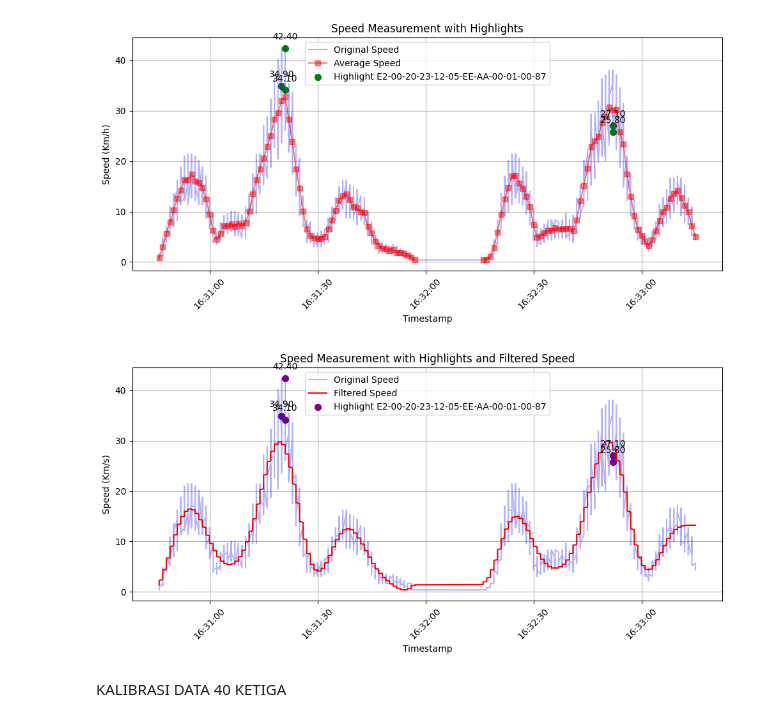
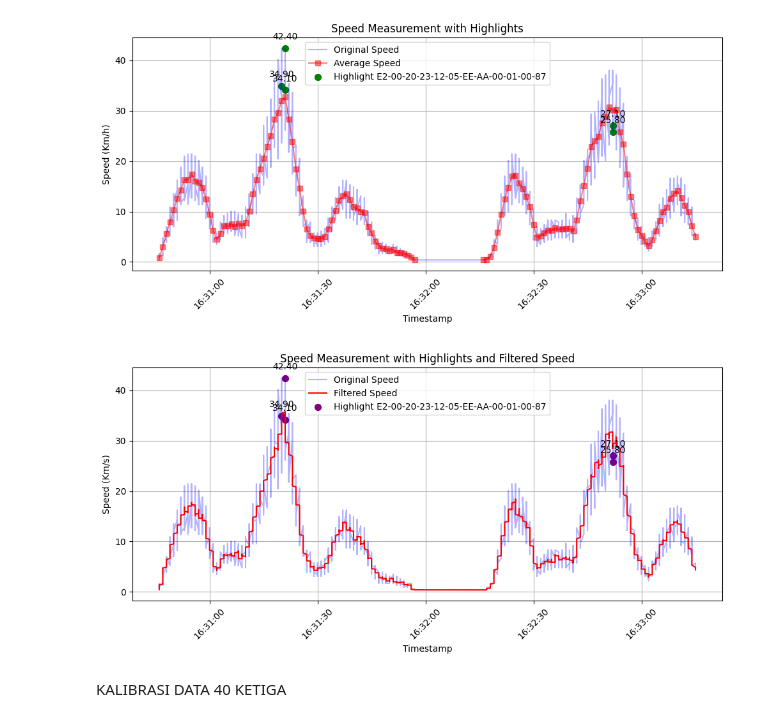
Before and after one commit to aliftffd/Data_kalibrasi, a Jupyter notebook: data.ipynb, the cells around one changed output. Saved outputs shown, nothing was run; the diff lists cells and outputs as text; code cells hidden in the pictures.

```diff
--- a/data.ipynb
+++ b/data.ipynb
@@ -563,7 +563,7 @@ plt.grid(True)
 [figure]
 # %%
 def apply_low_pass_filter(speed_data):
-    cutoff_frequency = 0.008
+    cutoff_frequency = 0.1
     order = 4
 
     # Set up the low-pass filter
@@ -584,34 +584,34 @@ df.set_index('Timestamp', inplace=True)
 # Apply low-pass filter to the speed data
 df['Filtered Speed'] = apply_low_pass_filter(df['Speed'])
 
 plt.figure(figsize=(10, 5))
 
 plt.plot(df.index, df['Speed'], label='Original Speed', color='blue', linestyle='-', alpha=0.3)
 plt.plot(df.index, df['Filtered Speed'], label='Filtered Speed',color='red', linestyle='-', alpha=1,)
 
 highlight_tags = ["E2-00-20-23-12-05-EE-AA-00-01-00-87", "E2-00-20-23-12-05-EE-AA-00-01-00-73"]
 colors = ['purple', 'purple']
 
 tag_groups = df.groupby('Tag ID')
 for tag_id, color in zip(highlight_tags, colors):
     if tag_id in tag_groups.groups:
         group = tag_groups.get_group(tag_id)
         plt.scatter(group.index, group['Speed'], label=f'Highlight {tag_id}', s=50, marker='o', color=color)
 
         for time, speed in group['Speed'].items():
             plt.annotate(f'{speed:.2f}', (time, speed), textcoords="offset points", xytext=(0,10), ha='center')
 
 plt.title('Speed Measurement with Highlights and Filtered Speed')
 plt.xlabel('Timestamp')
 plt.ylabel('Speed (Km/s)')
 plt.legend()
 plt.xticks(rotation=45)
 plt.tight_layout()
 plt.grid(True)
 
 plt.show()
 # %% [output]
-[figure, old version]
+[figure, new version]
 # %% [markdown]
 KALIBRASI DATA 40 KETIGA
 # %%
```
